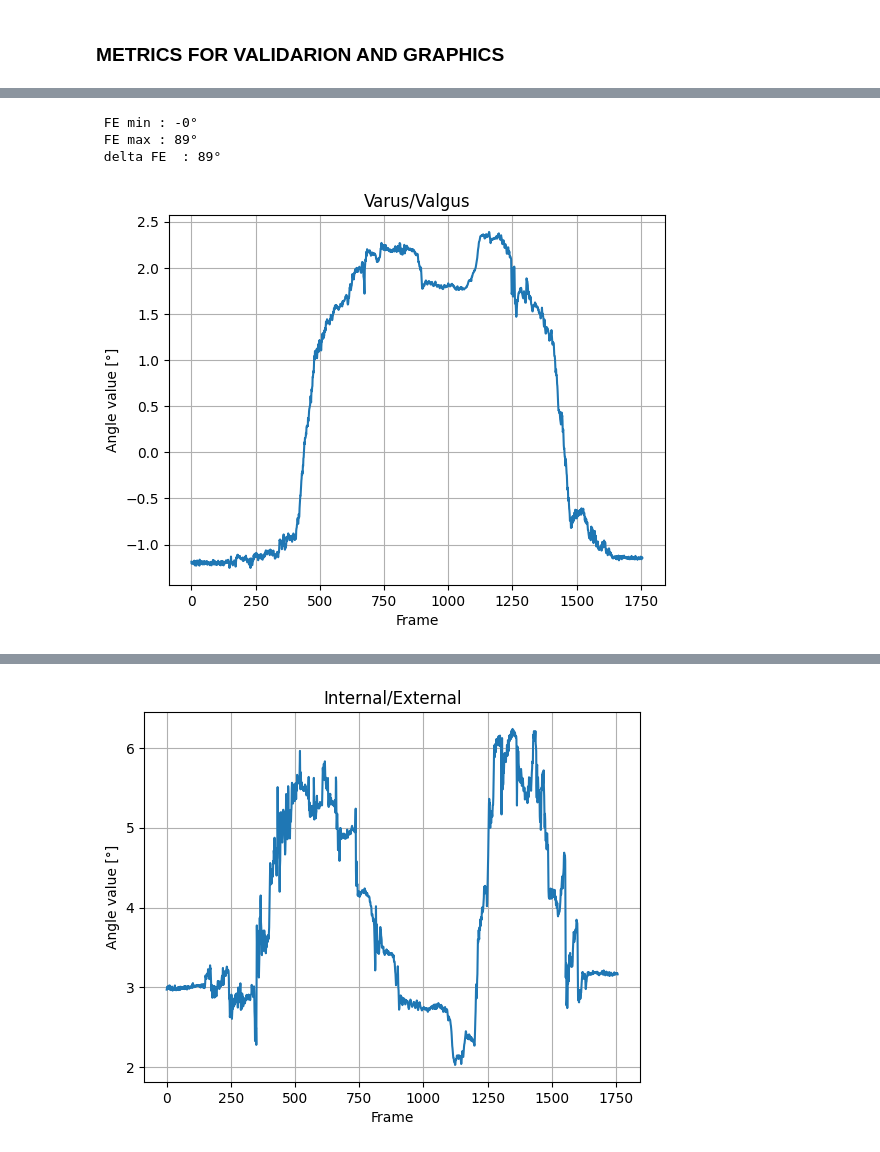
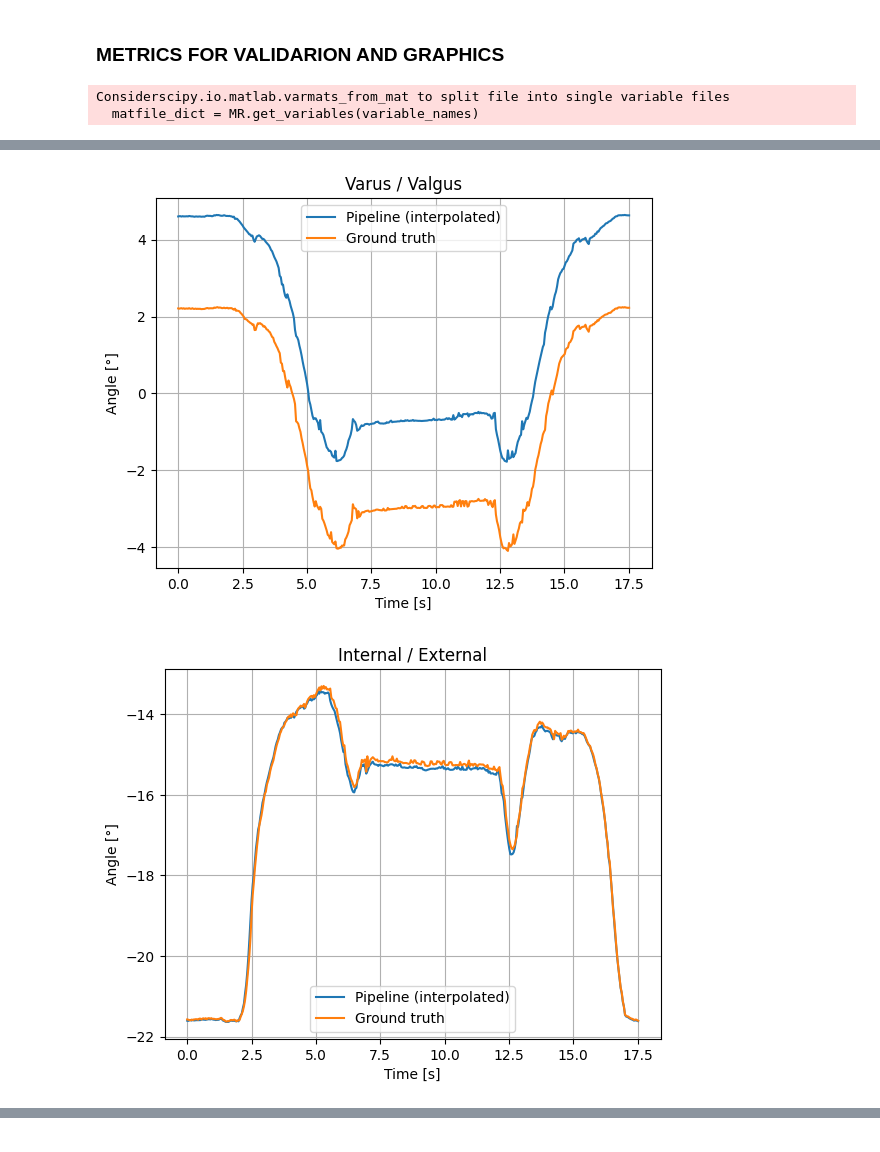
Before and after one commit to emile-kophi/KNEE-JOINT-KINEMATICS-SIMULATION, a Jupyter notebook: python/Motive_Unity_Pipeline.ipynb, the cells around one changed output, grey strips where cells are left out. Cells and saved outputs as stored; diff of their text form; code cells hidden in the pictures.

Commit message:
add comparison angles

```diff
--- a/python/Motive_Unity_Pipeline.ipynb
+++ b/python/Motive_Unity_Pipeline.ipynb
@@ -135,8 +137,6 @@ import matplotlib.pyplot as plt
 R_tibia,   T_tibia   = load_mesh_to_world("../data/Rigid_Transformation/mesh_to_world_tibia.npz")
 R_femur,   T_femur   = load_mesh_to_world("../data/Rigid_Transformation/mesh_to_world_femur.npz")
 R_patella, T_patella = load_mesh_to_world("../data/Rigid_Transformation/mesh_to_world_patella.npz")
-
-
 
 # Compute Grood & Suntay  angles
 FE, VV, IE = grood_suntay_pipeline(
@@ -145,30 +145,54 @@ FE, VV, IE = grood_suntay_pipeline(
     anatomy,
     side="LEFT"
 )
-# baseFE=FE[0];baseVV=VV[0];baseIE=IE[0]
-# FE-=FE[0];VV-=VV[0];IE-=IE[0]
-# Plot
-plt.figure();plt.plot(FE);plt.title("Flexion/Extension");
-plt.xlabel("Frame ");plt.ylabel("Angle value [°]");plt.grid(True)
-plt.show()
-print(f"\n FE min : {FE.min() :.0f}°")
-print(f" FE max : {FE.max() :.0f}°")
-print(f" delta FE  : {(FE.max()-FE.min()):.0f}°\n")
 
-plt.figure();plt.plot(VV);plt.title("Varus/Valgus")
-plt.xlabel(f"Frame");plt.ylabel("Angle value [°]");plt.grid(True)
-plt.show()
-print(f"\n FE min : {VV.min() :.0f}°")
-print(f" VV max : {VV.max() :.0f}°")
-print(f" delta VV : {(VV.max()-VV.min()):.0f}°\n")
 
-plt.figure();plt.plot(IE);plt.title("Internal/External")
-plt.xlabel(f"Frame");plt.ylabel("Angle value [°]");plt.grid(True)
-plt.show()
-print(f"\n IE min : {IE.min() :.0f}°")
-print(f" IE max : {IE.max() :.0f}°")
-print(f" delta IE : {(IE.max()-IE.min()):.0f}°\n")
+matlab=loadmat("../data/matlab/Native1_output")
+GT_FE=matlab["calcFE"].squeeze()
+GT_VV=matlab["calcVV"].squeeze()
+GT_IE=matlab["calcIE"].squeeze()
 
+fs_trial = 100.0                 # Hz (pipeline)
+fs_GT = len(GT_FE) / 17.56       # ground truth
+
+t_trial = np.arange(len(FE)) / fs_trial
+t_GT = np.arange(len(GT_FE)) / fs_GT
+
+interp = lambda sig: interp1d(
+    t_trial, sig,
+    kind="linear",
+    fill_value="extrapolate"
+)(t_GT)
+
+FE_i = interp(FE)
+VV_i = interp(VV)
+IE_i = interp(IE)
+
+def plot_comparison(t, sig_i, sig_GT, title):
+    plt.figure()
+    plt.plot(t, sig_i, label="Pipeline (interpolated)")
+    plt.plot(t, sig_GT, label="Ground truth")
+    plt.title(title)
+    plt.xlabel("Time [s]")
+    plt.ylabel("Angle [°]")
+    plt.grid(True)
+    plt.legend()
+    plt.show()
+
+plot_comparison(t_GT, FE_i, GT_FE, "Flexion / Extension")
+plot_comparison(t_GT, VV_i, GT_VV, "Varus / Valgus")
+plot_comparison(t_GT, IE_i, GT_IE, "Internal / External")
+
+
+def print_stats(name, sig):
+    print(f"\n{name}")
+    print(f" min   : {sig.min():.2f}°")
+    print(f" max   : {sig.max():.2f}°")
+    print(f" delta : {(sig.max() - sig.min()):.2f}°\n")
+
+print_stats("FE", FE)
+print_stats("VV", VV)
+print_stats("IE", IE)
 
 
 # RMS ERROR
@@ -188,3 +212,5 @@ print(f"\nTibia : {err_tibia.mean() * 1000:.2f}")
 print(f"Femur: {err_femur.mean() * 1000:.2f}")
 print(f"Patella: {err_patella.mean() * 1000:.2f}")
 # %% [output]
+Considerscipy.io.matlab.varmats_from_mat to split file into single variable files
+  matfile_dict = MR.get_variables(variable_names)
@@ -192,4 +218,2 @@ print(f"Patella: {err_patella.mean() * 1000:.2f}")
- FE min : -0°
- FE max : 89°
- delta FE  : 89°
-[figure, old version]
+[figure, new version]
+[figure, new version]
@@ -199 +236,0 @@ print(f"Patella: {err_patella.mean() * 1000:.2f}")
-[figure, old version]
```
Also changed, not shown: parts of 2 cells of this notebook, 27 other files.
